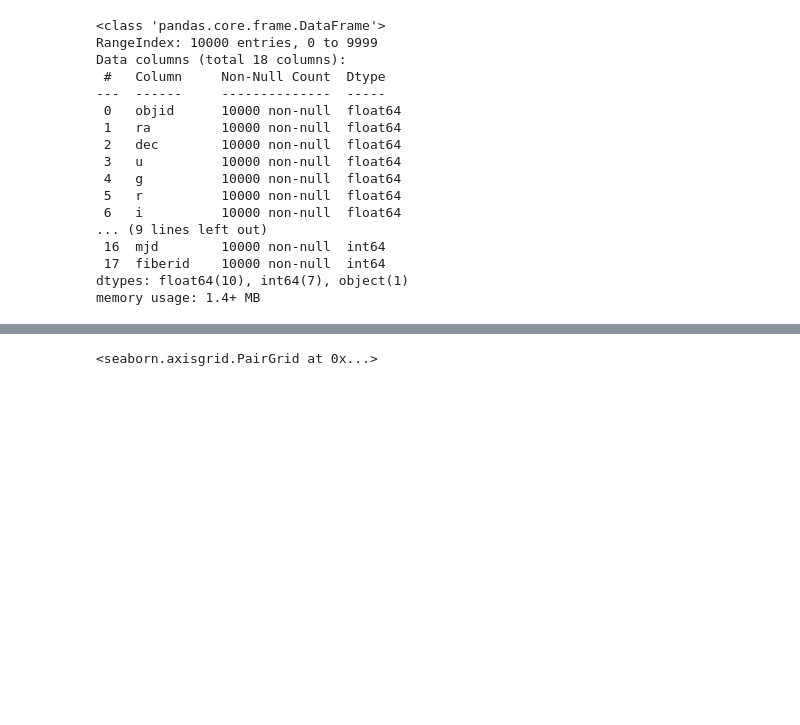
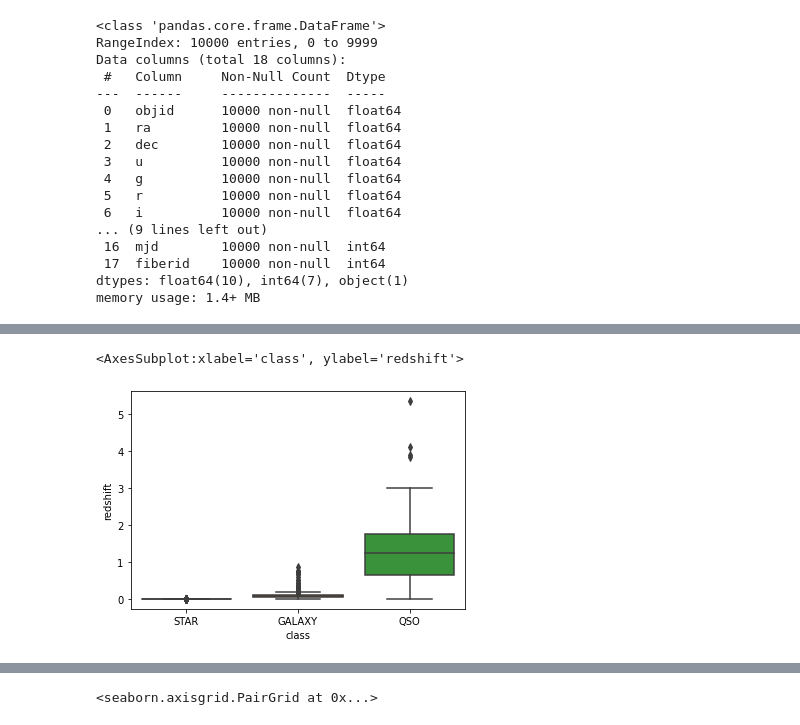
Before and after one commit to VChernenko42/MachineLearning2021, a Jupyter notebook: Classification of Stars, Galaxies and Quasars/SkyClassification.ipynb, the cells around one changed output, grey strips where cells are left out. Drawn from its saved outputs; the diff is of its cells as text; code cells hidden in the pictures; blank space fills up the shorter version.

```diff
--- a/Classification of Stars, Galaxies and Quasars/SkyClassification.ipynb
+++ b/Classification of Stars, Galaxies and Quasars/SkyClassification.ipynb
@@ -141,0 +120,5 @@ data.head()
+# %%
+sns.boxplot(data=data, y='redshift', x='class')
+# %% [output]
+<AxesSubplot:xlabel='class', ylabel='redshift'>
+[figure, added]
```
Also changed, not shown: parts of 15 cells of this notebook, 1 other file.
